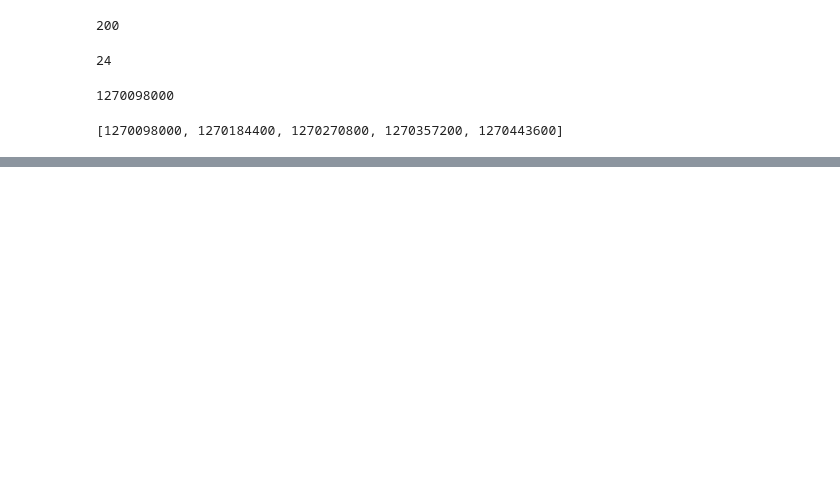
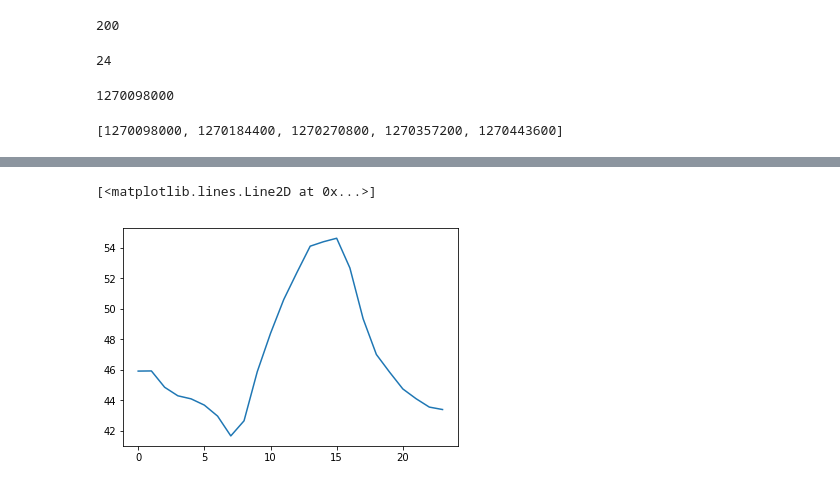
Before and after one commit to jackcsullivan/ER190C_final_proj, a Jupyter notebook: weather.ipynb, the cells around one changed output, grey strips where cells are left out. Cells and saved outputs as stored; diff of their text form; code cells hidden in the pictures; blank space fills up the shorter version.

```diff
--- a/weather.ipynb
+++ b/weather.ipynb
@@ -80,0 +89,5 @@ get_hourly_weather(lat, lon, timestamp_str, tz)
+# %%
+plt.plot(hourly['temperature'])
+# %% [output]
+[<matplotlib.lines.Line2D at 0x...>]
+[figure, added]
```
Also changed, not shown: parts of 4 cells of this notebook, 2 other files.
